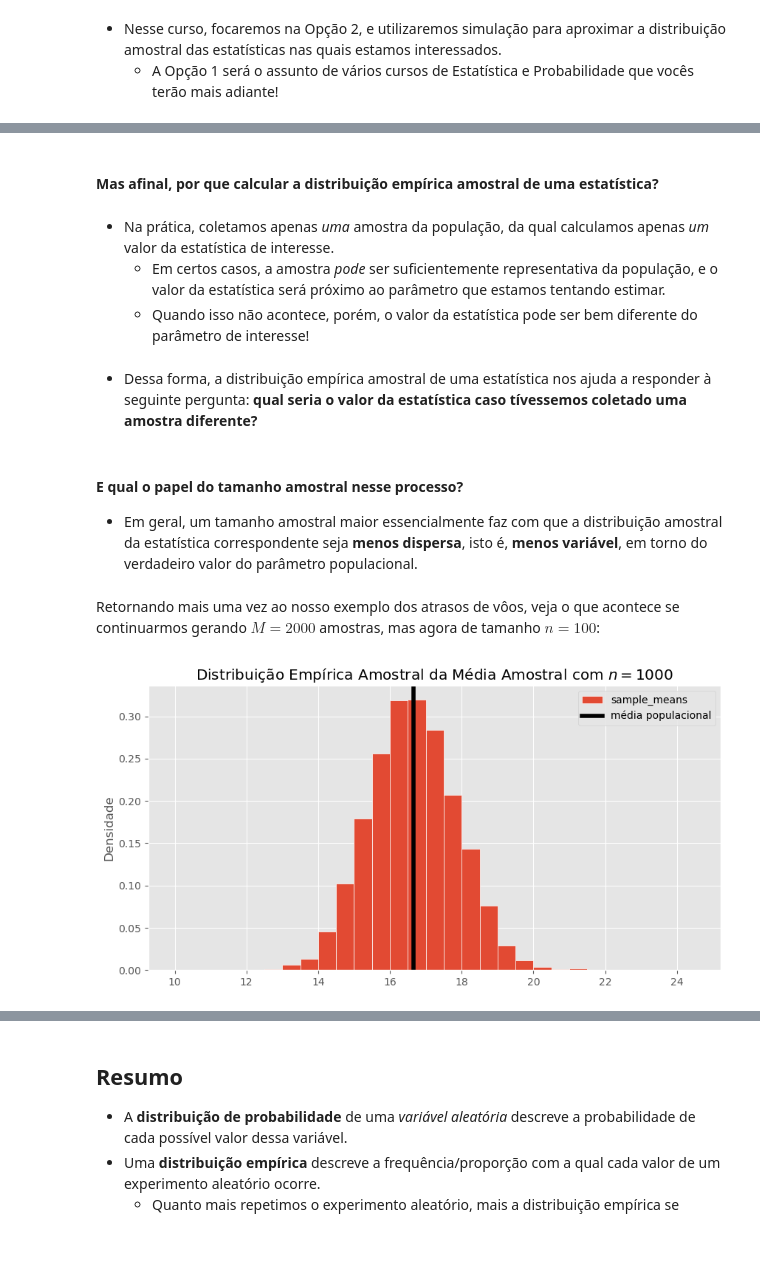
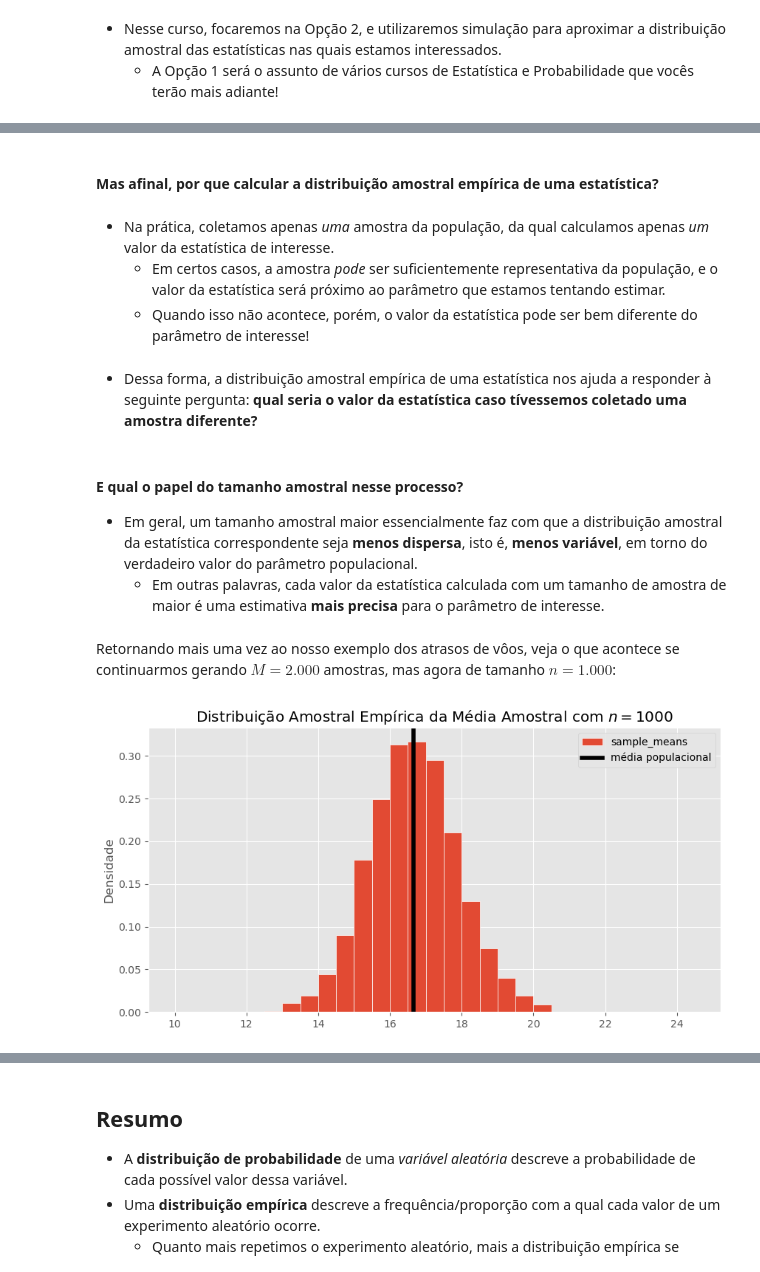
Before and after one commit to urielmoreirasilva/urielmoreirasilva.github.io, a Jupyter notebook: aulas/Tópico 12 – Amostragem/12 – Amostragem.ipynb, the cells around one changed output, grey strips where cells are left out. Cells and saved outputs as stored; diff of their text form; code cells hidden in the pictures; blank space fills up the shorter version.

```diff
--- a/aulas/Tópico 12 – Amostragem/12 – Amostragem.ipynb
+++ b/aulas/Tópico 12 – Amostragem/12 – Amostragem.ipynb
@@ -429,38 +441,39 @@ plt.ylabel('Densidade');
 # %% [markdown]
-#### Mas afinal, por que calcular a distribuição empírica amostral de uma estatística?
+#### Mas afinal, por que calcular a distribuição amostral empírica de uma estatística?
 # %% [markdown]
 - Na prática, coletamos apenas _uma_ amostra da população, da qual calculamos apenas _um_ valor da estatística de interesse.
     - Em certos casos, a amostra _pode_ ser suficientemente representativa da população, e o valor da estatística será próximo ao parâmetro que estamos tentando estimar.
     - Quando isso não acontece, porém, o valor da estatística pode ser bem diferente do parâmetro de interesse!
 # %% [markdown]
-- Dessa forma, a distribuição empírica amostral de uma estatística nos ajuda a responder à seguinte pergunta: **qual seria o valor da estatística caso tívessemos coletado uma amostra diferente?**
+- Dessa forma, a distribuição amostral empírica de uma estatística nos ajuda a responder à seguinte pergunta: **qual seria o valor da estatística caso tívessemos coletado uma amostra diferente?**
 # %% [markdown]
 #### E qual o papel do tamanho amostral nesse processo?
 
 - Em geral, um tamanho amostral maior essencialmente faz com que a distribuição amostral da estatística correspondente seja **menos dispersa**, isto é, **menos variável**, em torno do verdadeiro valor do parâmetro populacional.
+    - Em outras palavras, cada valor da estatística calculada com um tamanho de amostra de maior é uma estimativa **mais precisa** para o parâmetro de interesse.
 # %% [markdown]
-Retornando mais uma vez ao nosso exemplo dos atrasos de vôos, veja o que acontece se continuarmos gerando $M = 2000$ amostras, mas agora de tamanho $n = 100$:
+Retornando mais uma vez ao nosso exemplo dos atrasos de vôos, veja o que acontece se continuarmos gerando $M = 2.000$ amostras, mas agora de tamanho $n = 1.000$:
 # %%
-# Inicialização.
+## Inicialização
 sample_size = 1000
 repetitions = 2000
 sample_means = np.array([])
 
-# Amostrando, calculando médias amostrais e agregando ao array.
+## Amostrando, calculando médias amostrais e agregando ao array
 for n in np.arange(repetitions):
     m = united.sample(sample_size).get('Delay').mean()
     sample_means = np.append(sample_means, m)
 
-# Elaborando o histograma com a distribuição empírica das médias amostrais.
+## Elaborando um histograma com a distribuição empírica das médias amostrais
 bpd.DataFrame().assign(sample_means = sample_means) \
                .plot(kind = 'hist', bins = np.arange(10, 25, 0.5), density = True, ec = 'w',
-                     title = f'Distribuição Empírica Amostral da Média Amostral com $n = {sample_size}$',
+                     title = f'Distribuição Amostral Empírica da Média Amostral com $n = {sample_size}$',
                      figsize = (10, 5));
 plt.axvline(x = united_mean, c = 'black', linewidth = 4, label = 'média populacional')
 plt.legend()
 plt.ylabel('Densidade');
 # %% [output]
-[figure, old version]
+[figure, new version]
 # %% [markdown]
 ### Exercício ✅
 
```
Also changed, not shown: parts of 46 cells of this notebook, 15 other files.
